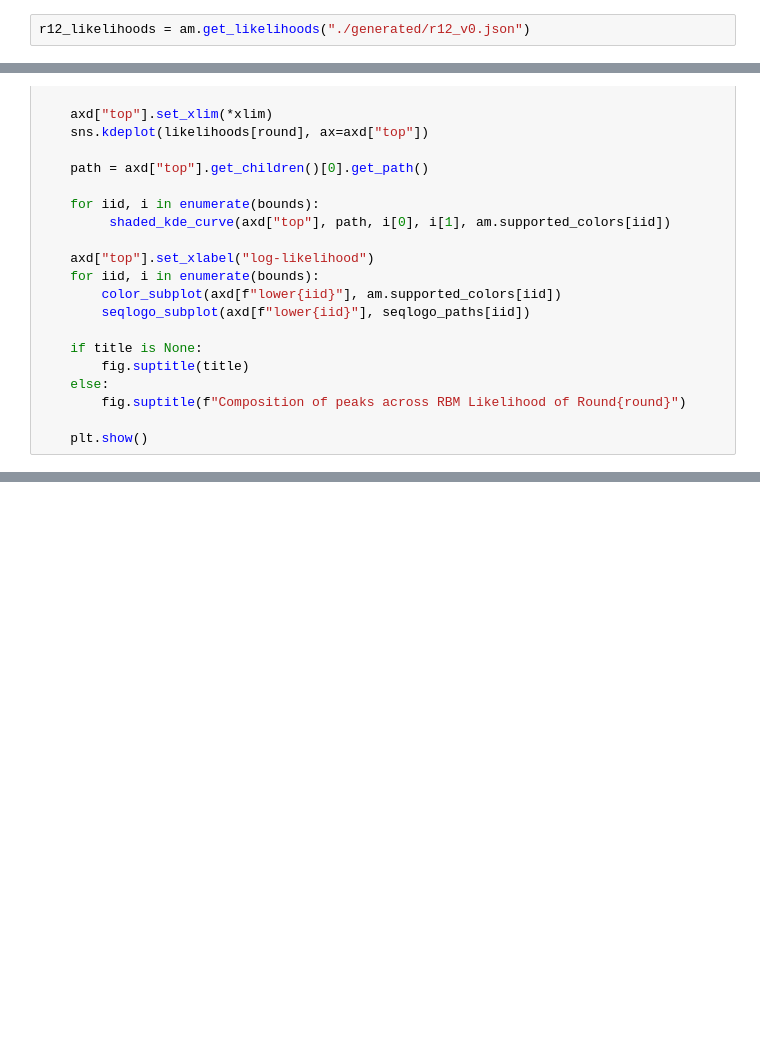
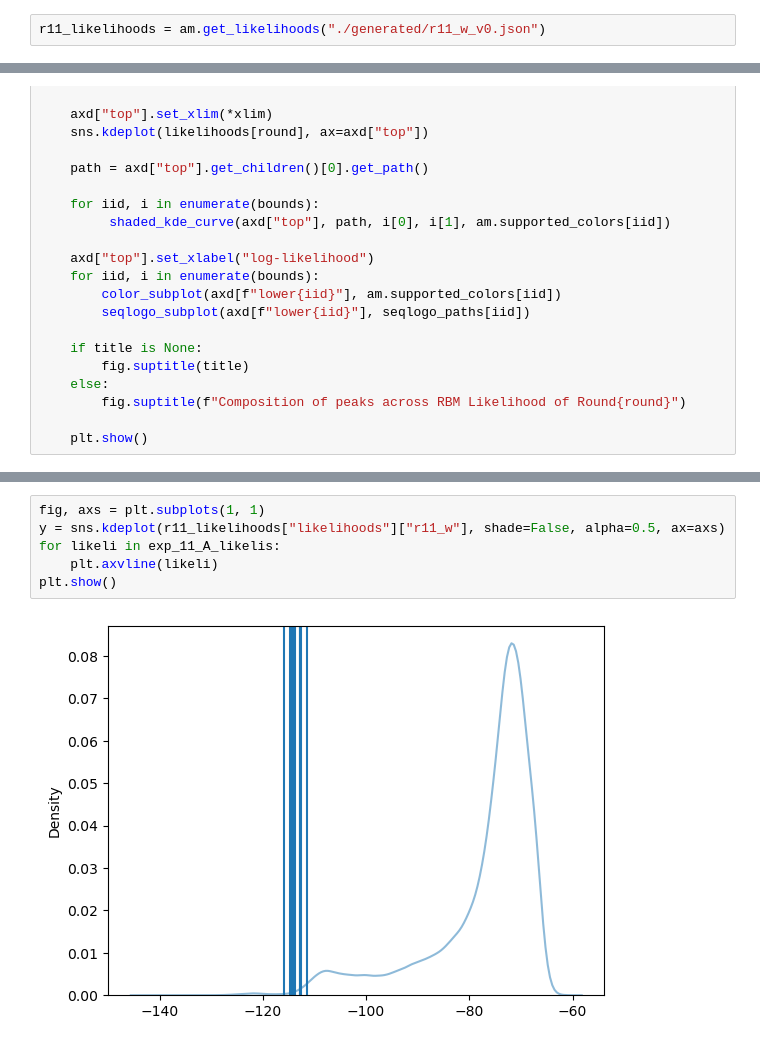
Before and after one commit to Jonahowns/phage_display_ML, a Jupyter notebook: rbm_torch/analysis/cov_analysis_w.ipynb, the cells around one changed output, grey strips where cells are left out. Cells and saved outputs as stored; diff of their text form; blank space fills up the shorter version.

```diff
--- a/rbm_torch/analysis/cov_analysis_w.ipynb
+++ b/rbm_torch/analysis/cov_analysis_w.ipynb
@@ -120,4 +121,4 @@ am.generate_likelihoods(rounds[1::2], r12_rbm, all_data, "r12_v0")
 # %%
-r12_likelihoods = am.get_likelihoods("./generated/r12_v0.json")
+r11_likelihoods = am.get_likelihoods("./generated/r11_w_v0.json")
 # %%
 # Plot Likelihoods of Each batch of Data
@@ -260,0 +272,8 @@ am.compare_likelihood_correlation(np3_likeli_w["np3_c2"], b3_likeli_w["np3_c2"],
+# %%
+fig, axs = plt.subplots(1, 1)
+y = sns.kdeplot(r11_likelihoods["likelihoods"]["r11_w"], shade=False, alpha=0.5, ax=axs)
+for likeli in exp_11_A_likelis:
+    plt.axvline(likeli)
+plt.show()
+# %% [output]
+[figure, added]
```
Also changed, not shown: parts of 24 cells of this notebook, 1 other file.
